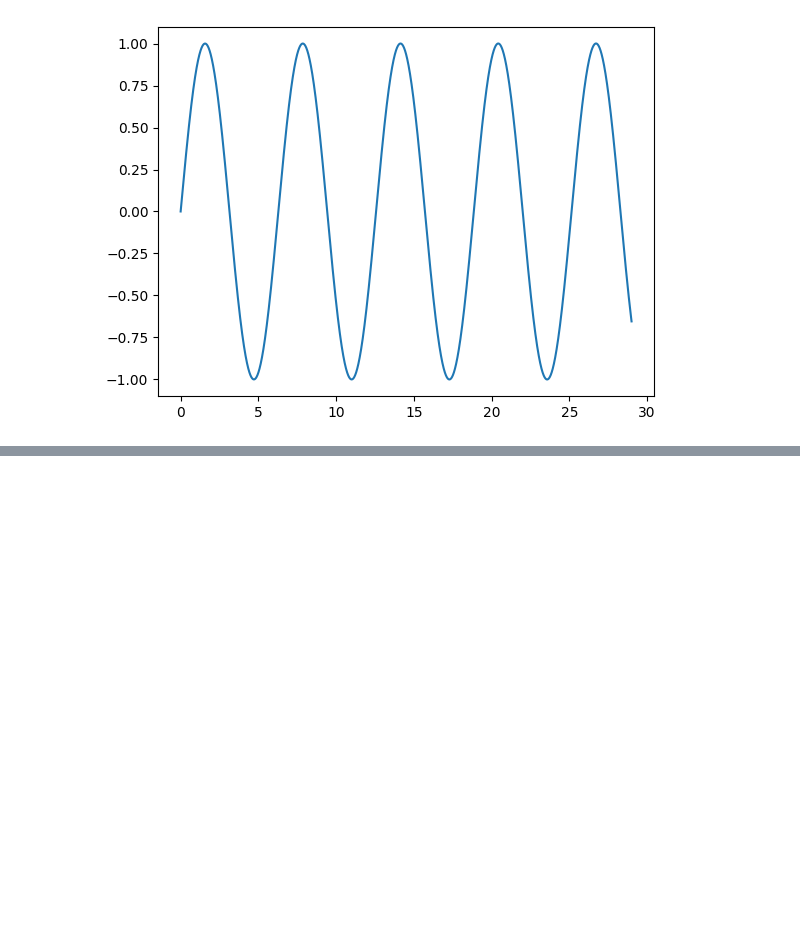
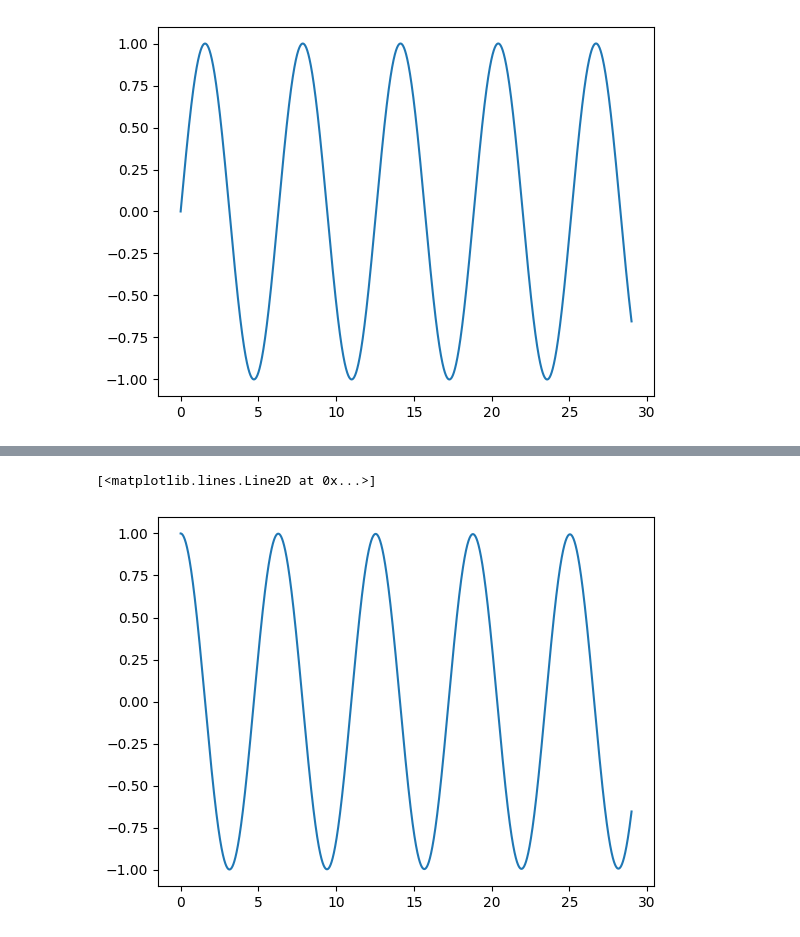
Before and after one commit to kpiotr6/MOWNIT, a Jupyter notebook: L9/txt.ipynb, the cells around one changed output, grey strips where cells are left out. Cells and saved outputs as stored; diff of their text form; code cells hidden in the pictures; blank space fills up the shorter version.

```diff
--- a/L9/txt.ipynb
+++ b/L9/txt.ipynb
@@ -171,0 +178,5 @@ IndexError: tuple index out of range
+# %%
+plt.plot(t,y)
+# %% [output]
+[<matplotlib.lines.Line2D at 0x...>]
+[figure, added]
```
Also changed, not shown: parts of 7 cells of this notebook.
